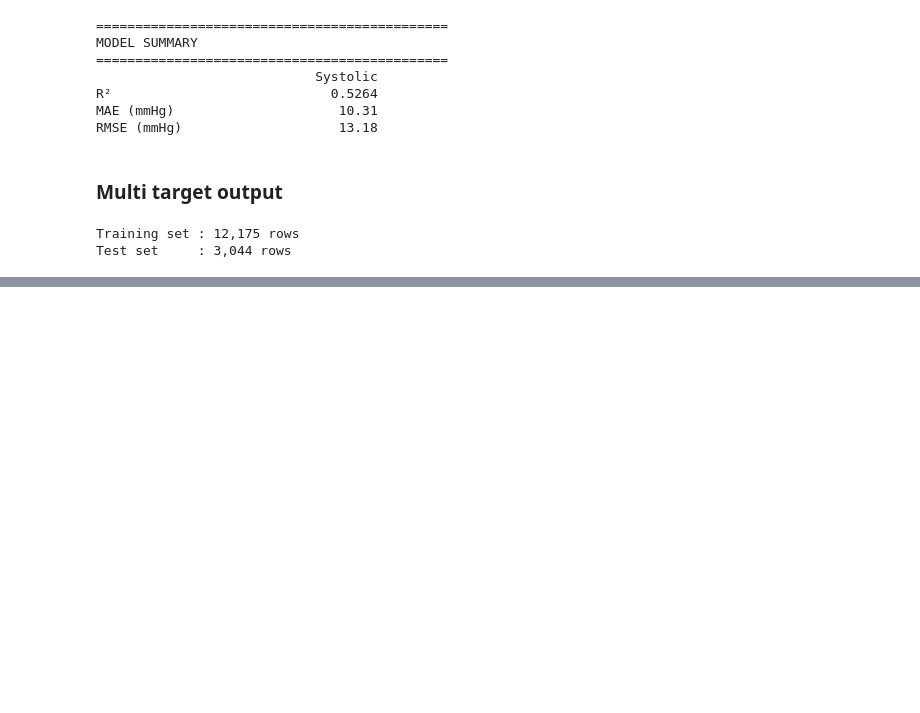
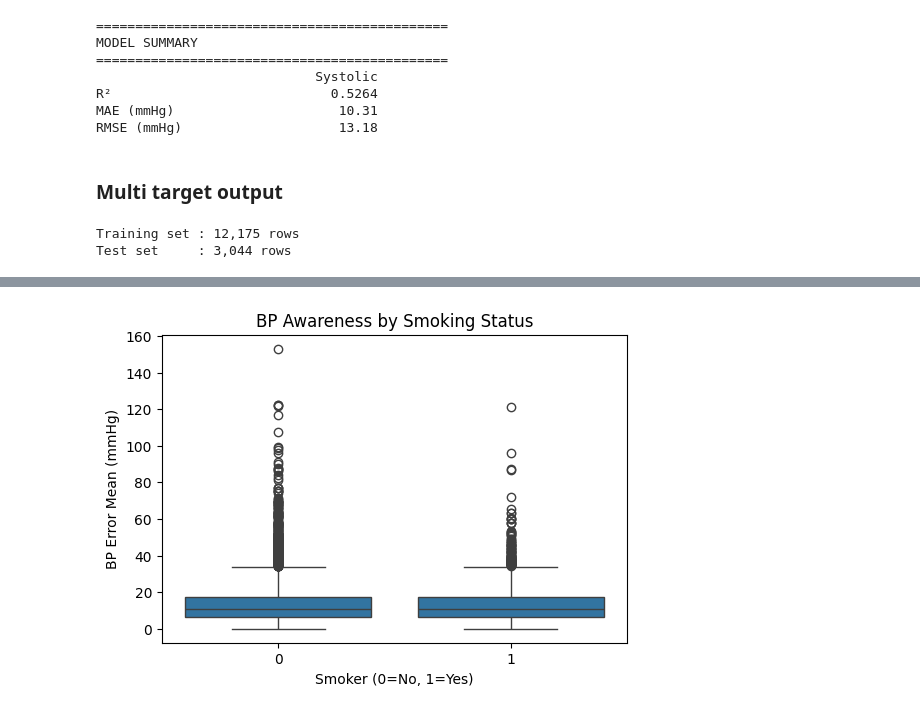
Before and after one commit to bcrohit/case-study, a Jupyter notebook: notebooks/modeling.ipynb, the cells around one changed output, grey strips where cells are left out. Cells and saved outputs as stored; diff of their text form; code cells hidden in the pictures; blank space fills up the shorter version.

```diff
--- a/notebooks/modeling.ipynb
+++ b/notebooks/modeling.ipynb
@@ -345,0 +357,12 @@ Test size                      3,044
+# %%
+import seaborn as sns
+import matplotlib.pyplot as plt
+
+plt.figure(figsize=(6,4))
+sns.boxplot(x='smoker', y='bp_error_mean', data=data)
+plt.xlabel('Smoker (0=No, 1=Yes)')
+plt.ylabel('BP Error Mean (mmHg)')
+plt.title('BP Awareness by Smoking Status')
+plt.show()
+# %% [output]
+[figure, added]
```
Also changed, not shown: parts of 5 cells of this notebook, 11 other files.
